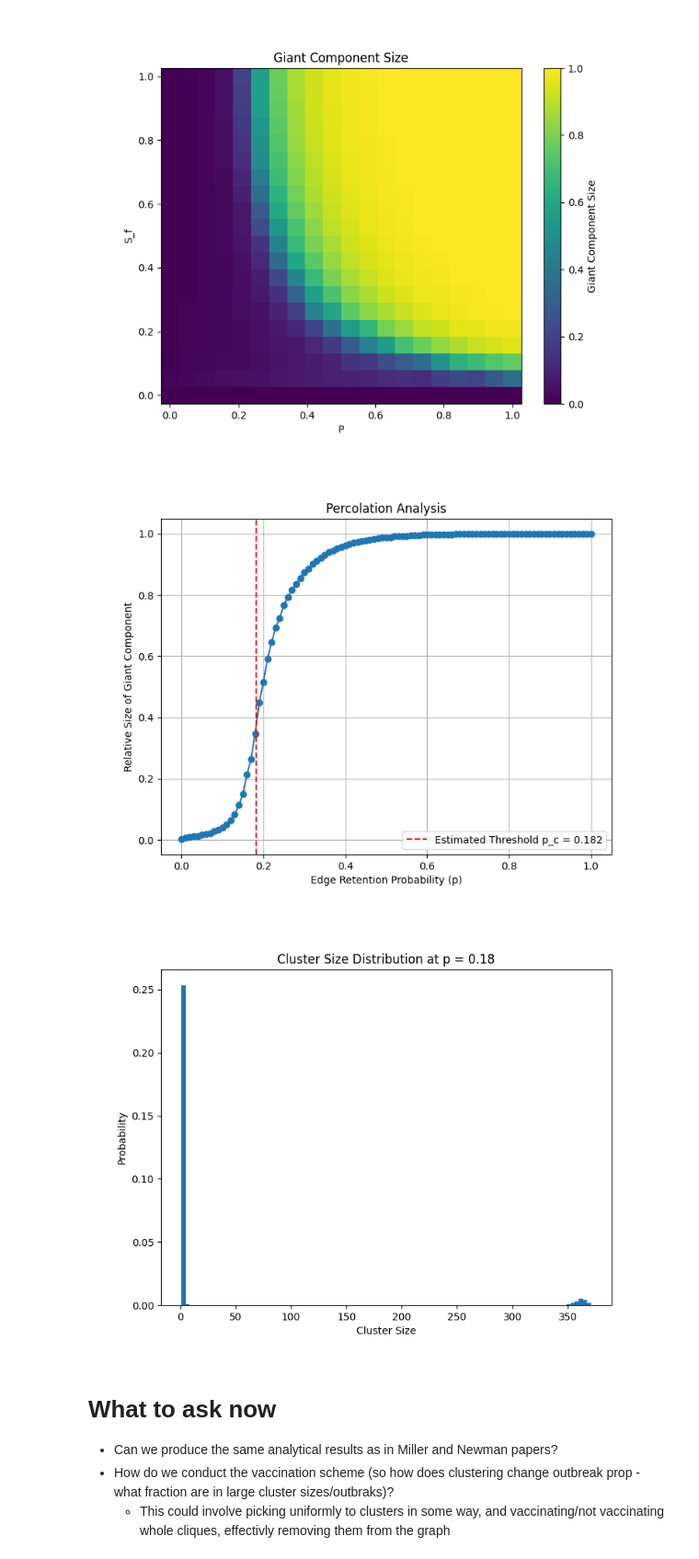
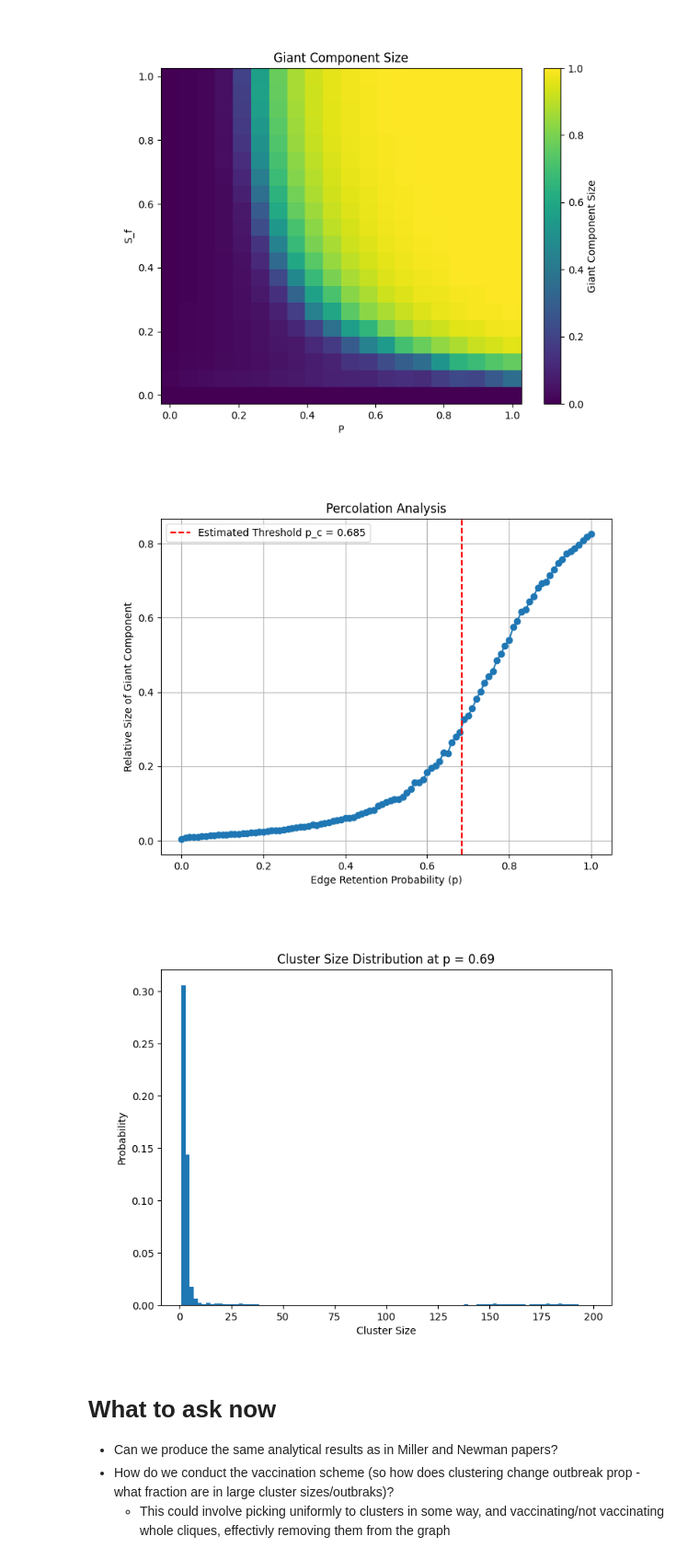
Before and after one commit to AlfredBendtzonHansen/het-measles, a Jupyter notebook: MCliqueRandomGraph.ipynb, the cells around one changed output. Shown at 92% size. Saved outputs shown, nothing was run; the diff lists cells and outputs as text; code cells hidden in the pictures.

```diff
--- a/MCliqueRandomGraph.ipynb
+++ b/MCliqueRandomGraph.ipynb
@@ -175,42 +610,42 @@ plt.show()
 [figure]
 # %%
 # Assume adj_matrix is obtained from the previous function generate_clustered_network
-N = 500
+N = 1000
 M = 3
-adj_matrix, cliques = generate_clustered_network_discrete_M(N, M, lambda_edges= 2, m_cliques= 4)
-adj_matrix = keep_clusters_with_node_swap(adj_matrix=adj_matrix, cliques=cliques, s_f=0.3, H = 0.2)
+adj_matrix, cliques = generate_clustered_network_discrete_M(N, M, lambda_edges= 2, m_cliques= 2)
+adj_matrix = keep_clusters_with_node_swap(adj_matrix=adj_matrix, cliques=cliques, s_f=1/8, H = 0.1)
 
 # Define percolation parameters
 N_p = 200  # Number of trials per p
 p_values = np.linspace(0.0, 1.0, 101)  # Edge retention probabilities from 0 to 1
 
 # Perform bond percolation
 percolation_results = perform_bond_percolation(adj_matrix, N_p, p_values)
 
 # Plot the size of the giant component vs. p
 plt.figure(figsize=(8, 6))
 plt.plot(percolation_results['p_values'], percolation_results['giant_component_sizes'], marker='o')
 plt.axvline(percolation_results['percolation_threshold'], color='r', linestyle='--', label=f'Estimated Threshold p_c = {percolation_results["percolation_threshold"]:.3f}')
 plt.title('Percolation Analysis')
 plt.xlabel('Edge Retention Probability (p)')
 plt.ylabel('Relative Size of Giant Component')
 plt.legend()
 plt.grid(True)
 plt.show()
 
 # Optionally, plot the cluster size distribution at the percolation threshold
 p_c_index = np.argmin(np.abs(percolation_results['p_values'] - percolation_results['percolation_threshold']))
 cluster_sizes_at_pc = percolation_results['cluster_size_distributions'][p_c_index+20]
 
 plt.figure(figsize=(8, 6))
 plt.hist(cluster_sizes_at_pc, bins = 100, density=True)
 plt.title(f'Cluster Size Distribution at p = {percolation_results["p_values"][p_c_index]:.2f}')
 plt.xlabel('Cluster Size')
 plt.ylabel('Probability')
 plt.show()
 # %% [output]
-[figure, old version]
+[figure, new version]
-[figure, old version]
+[figure, new version]
 # %% [markdown]
 # What to ask now
 - Can we produce the same analytical results as in Miller and Newman papers?
```
Also changed, not shown: parts of 12 cells of this notebook, 3 other files.
